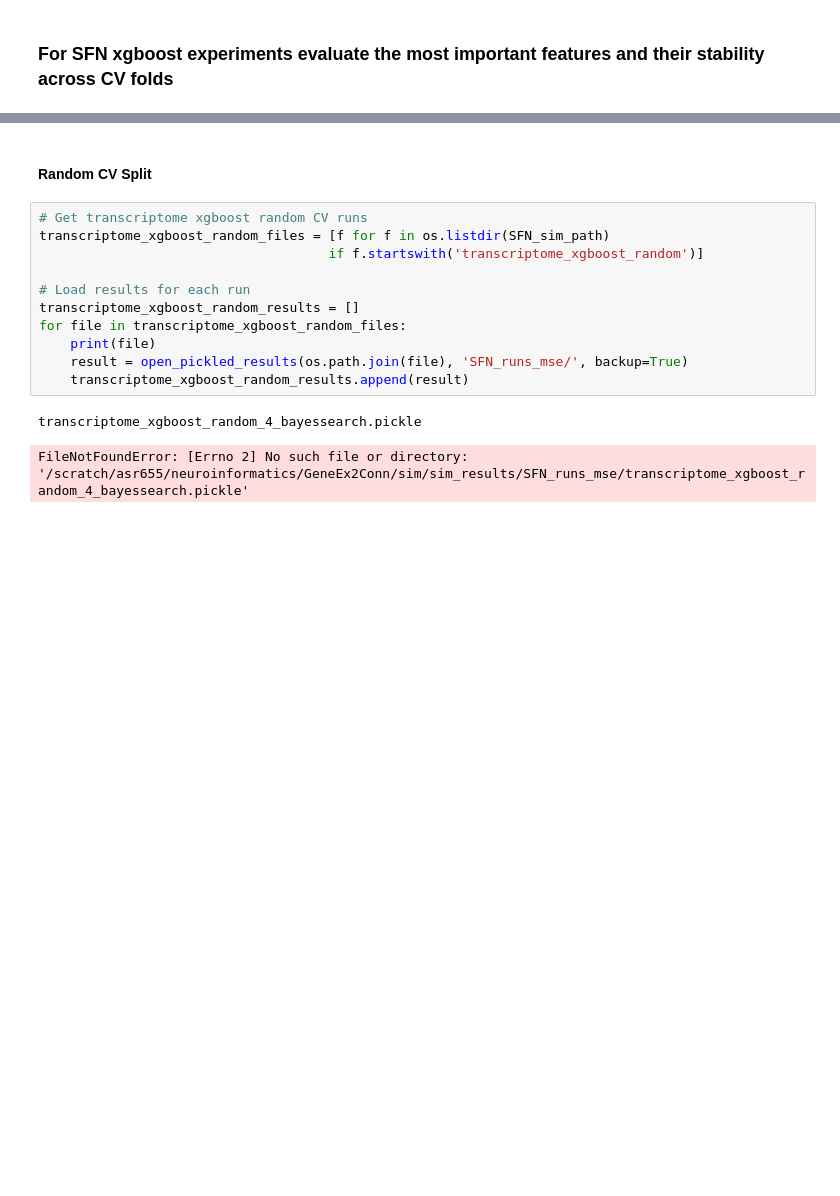
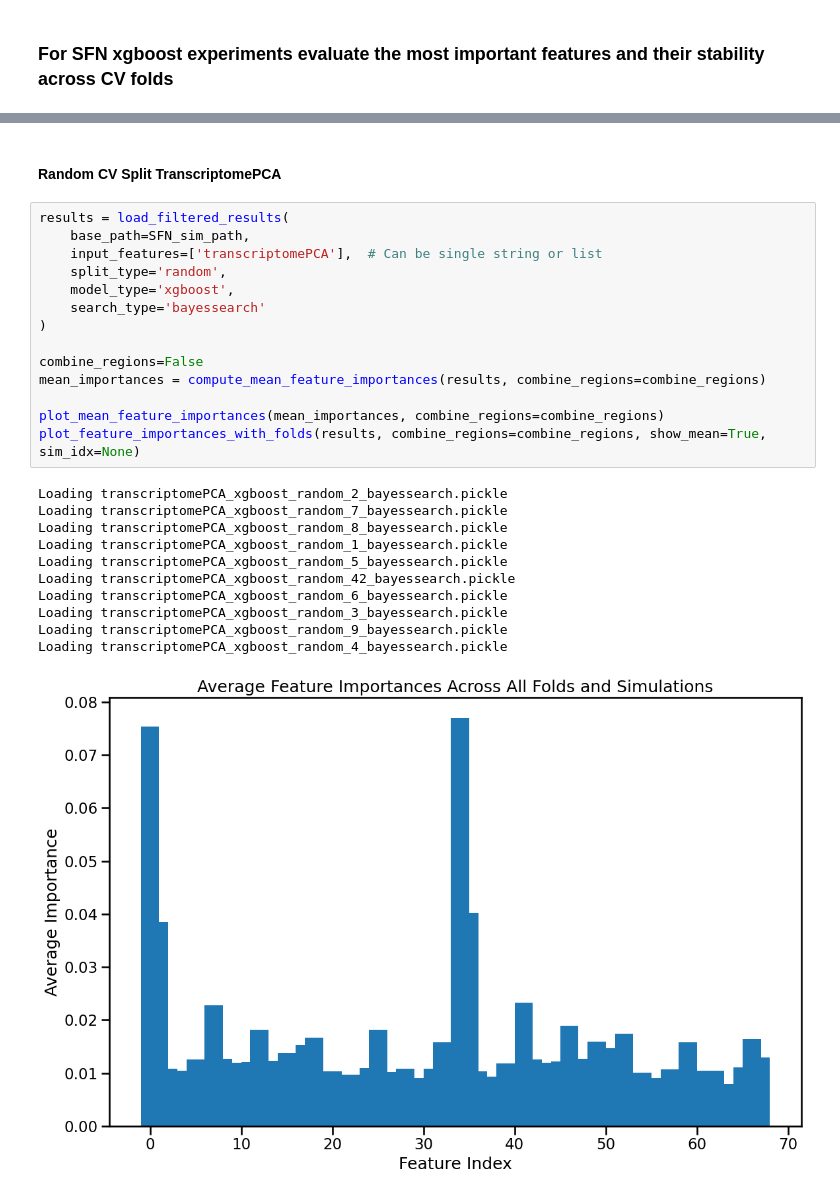
Before and after one commit to neuroinfolab/GeneEx2Conn, a Jupyter notebook: feature_importance.ipynb, the cells around one changed output, grey strips where cells are left out. Cells and saved outputs as stored; diff of their text form; blank space fills up the shorter version.

Commit message:
updated feature importances modalities

```diff
--- a/feature_importance.ipynb
+++ b/feature_importance.ipynb
@@ -93,16 +271,28 @@ os.listdir(SFN_sim_path)
 # %% [markdown]
-#### Random CV Split
+#### Random CV Split TranscriptomePCA
-# %%
-# Get transcriptome xgboost random CV runs
-transcriptome_xgboost_random_files = [f for f in os.listdir(SFN_sim_path)
-                                     if f.startswith('transcriptome_xgboost_random')]
-
-# Load results for each run
-transcriptome_xgboost_random_results = []
-for file in transcriptome_xgboost_random_files:
-    print(file)
-    result = open_pickled_results(os.path.join(file), 'SFN_runs_mse/', backup=True)
-    transcriptome_xgboost_random_results.append(result)
-# %% [output]
-transcriptome_xgboost_random_4_bayessearch.pickle
-FileNotFoundError: [Errno 2] No such file or directory: '/scratch/asr655/neuroinformatics/GeneEx2Conn/sim/sim_results/SFN_runs_mse/transcriptome_xgboost_random_4_bayessearch.pickle'
+# %%
+results = load_filtered_results(
+    base_path=SFN_sim_path,
+    input_features=['transcriptomePCA'],  # Can be single string or list
+    split_type='random',
+    model_type='xgboost',
+    search_type='bayessearch'
+)
+
+combine_regions=False
+mean_importances = compute_mean_feature_importances(results, combine_regions=combine_regions)
+
+plot_mean_feature_importances(mean_importances, combine_regions=combine_regions)
+plot_feature_importances_with_folds(results, combine_regions=combine_regions, show_mean=True, sim_idx=None)
+# %% [output]
+Loading transcriptomePCA_xgboost_random_2_bayessearch.pickle
+Loading transcriptomePCA_xgboost_random_7_bayessearch.pickle
+Loading transcriptomePCA_xgboost_random_8_bayessearch.pickle
+Loading transcriptomePCA_xgboost_random_1_bayessearch.pickle
+Loading transcriptomePCA_xgboost_random_5_bayessearch.pickle
+Loading transcriptomePCA_xgboost_random_42_bayessearch.pickle
+Loading transcriptomePCA_xgboost_random_6_bayessearch.pickle
+Loading transcriptomePCA_xgboost_random_3_bayessearch.pickle
+Loading transcriptomePCA_xgboost_random_9_bayessearch.pickle
+Loading transcriptomePCA_xgboost_random_4_bayessearch.pickle
+[figure, added]
```
Also changed, not shown: parts of 17 cells of this notebook, 4 other files.
